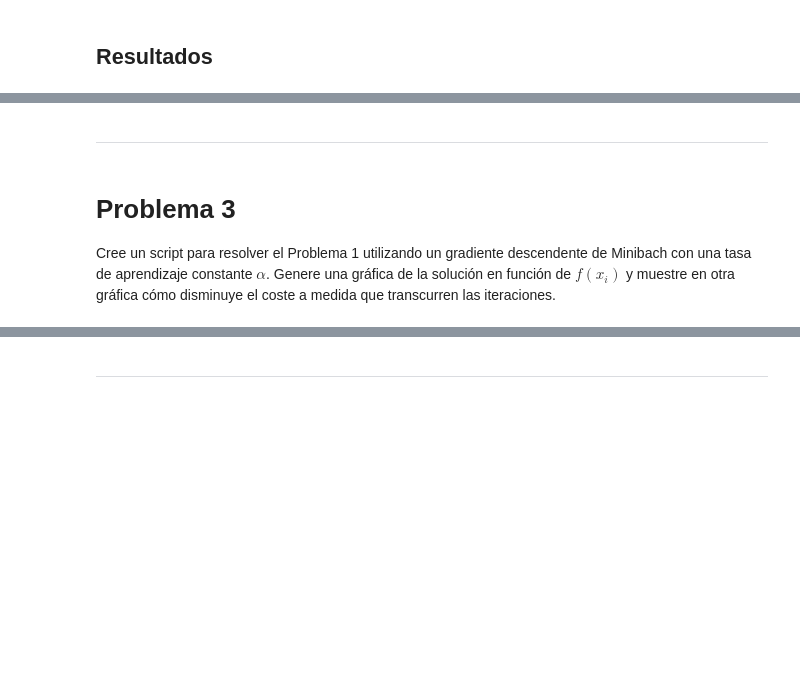
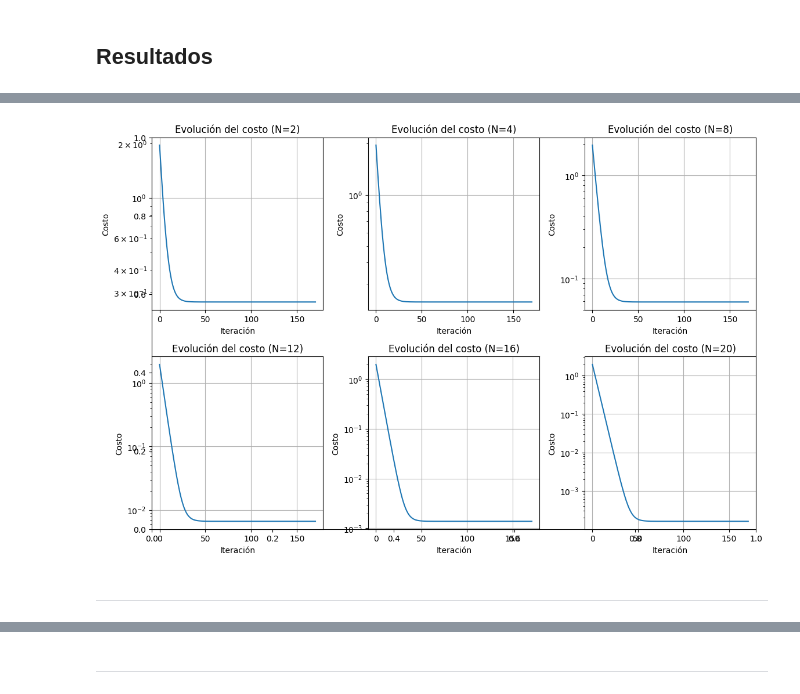
Before and after one commit to zamax14/MEMAD, a Jupyter notebook: T05/t05_alejandro_zarate_macias.ipynb, the cells around one changed output, grey strips where cells are left out. Cells and saved outputs as stored; diff of their text form; code cells hidden in the pictures; blank space fills up the shorter version.

```diff
--- a/T05/t05_alejandro_zarate_macias.ipynb
+++ b/T05/t05_alejandro_zarate_macias.ipynb
@@ -65,6 +315,17 @@ Intenta encontrar un tamaño más adecuado para el modelo paramétrico del probl
+# %%
+# Graficar el paso del costo para cada polinomio con respecto a las iteraciones
+fig, ax = plt.subplots(figsize=(12, 8))
+for i, N in enumerate(N_tests):
+    ax = plt.subplot(2, 3, i+1)
+    ax.plot(range(len(costs[i])), costs[i])
+    ax.set_title(f'Evolución del costo (N={N})')
+    ax.set_xlabel('Iteración')
+    ax.set_ylabel('Costo')
+    ax.set_yscale('log')
+    ax.grid()
+plt.tight_layout()
+plt.show()
+# %% [output]
+[figure, added]
 # %% [markdown]
 ---
-# %% [markdown]
-# Problema 3
-
-Cree un script para resolver el Problema 1 utilizando un gradiente descendente de Minibach con una tasa de aprendizaje constante $\alpha$. Genere una gráfica de la solución en función de $f(x_i)$ y muestre en otra gráfica cómo disminuye el coste a medida que transcurren las iteraciones.
```
Also changed, not shown: parts of 32 cells of this notebook.
